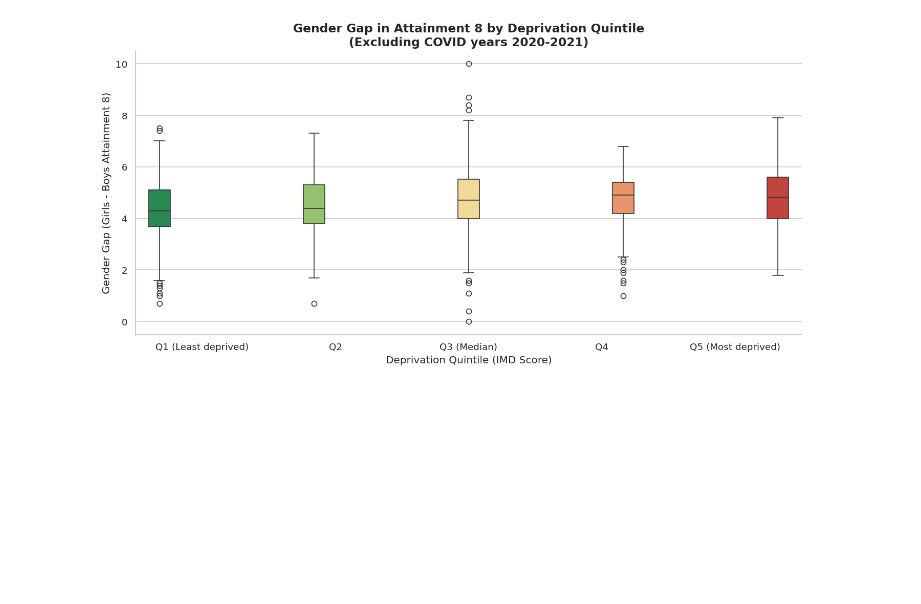
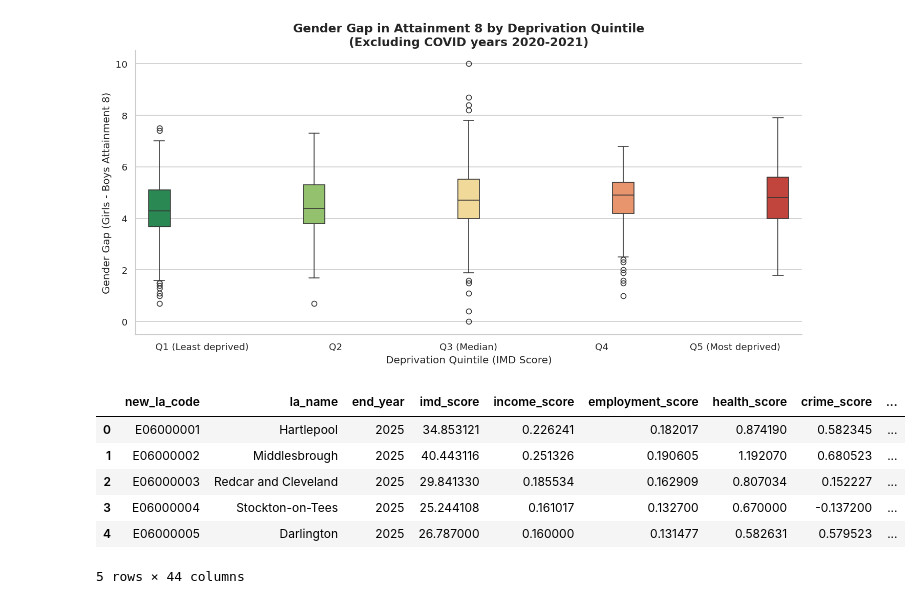
Before and after one commit to AislingLangston/CFG-DS-group-6-2026, a Jupyter notebook: Q4.ipynb, the cells around one changed output. Drawn from its saved outputs; the diff is of its cells as text; code cells hidden in the pictures; blank space fills up the shorter version.

```diff
--- a/Q4.ipynb
+++ b/Q4.ipynb
@@ -385,3 +385,13 @@ plt.setp(ax.get_xticklabels(), ha="center")
 plt.show()
 # %% [output]
 [figure]
+# %%
+gap_no_covid.head()
+# %% [output]
+|  | new_la_code | la_name | end_year | imd_score | income_score | employment_score | health_score | crime_score | ... |
+| 0 | E06000001 | Hartlepool | 2025 | 34.853121 | 0.226241 | 0.182017 | 0.874190 | 0.582345 | ... |
+| 1 | E06000002 | Middlesbrough | 2025 | 40.443116 | 0.251326 | 0.190605 | 1.192070 | 0.680523 | ... |
+| 2 | E06000003 | Redcar and Cleveland | 2025 | 29.841330 | 0.185534 | 0.162909 | 0.807034 | 0.152227 | ... |
+| 3 | E06000004 | Stockton-on-Tees | 2025 | 25.244108 | 0.161017 | 0.132700 | 0.670000 | -0.137200 | ... |
+| 4 | E06000005 | Darlington | 2025 | 26.787000 | 0.160000 | 0.131477 | 0.582631 | 0.579523 | ... |
+5 rows × 44 columns
```
Also changed, not shown: parts of 4 cells of this notebook.
